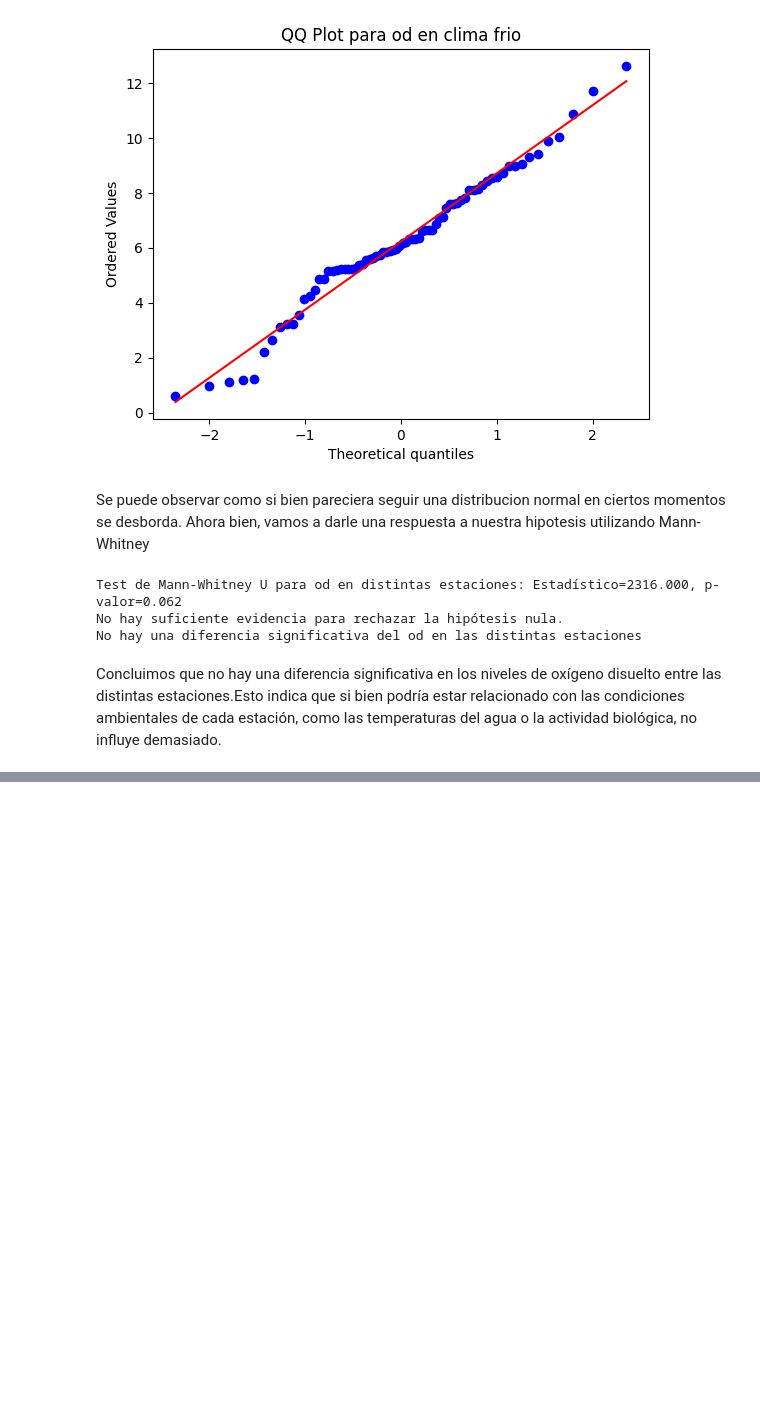
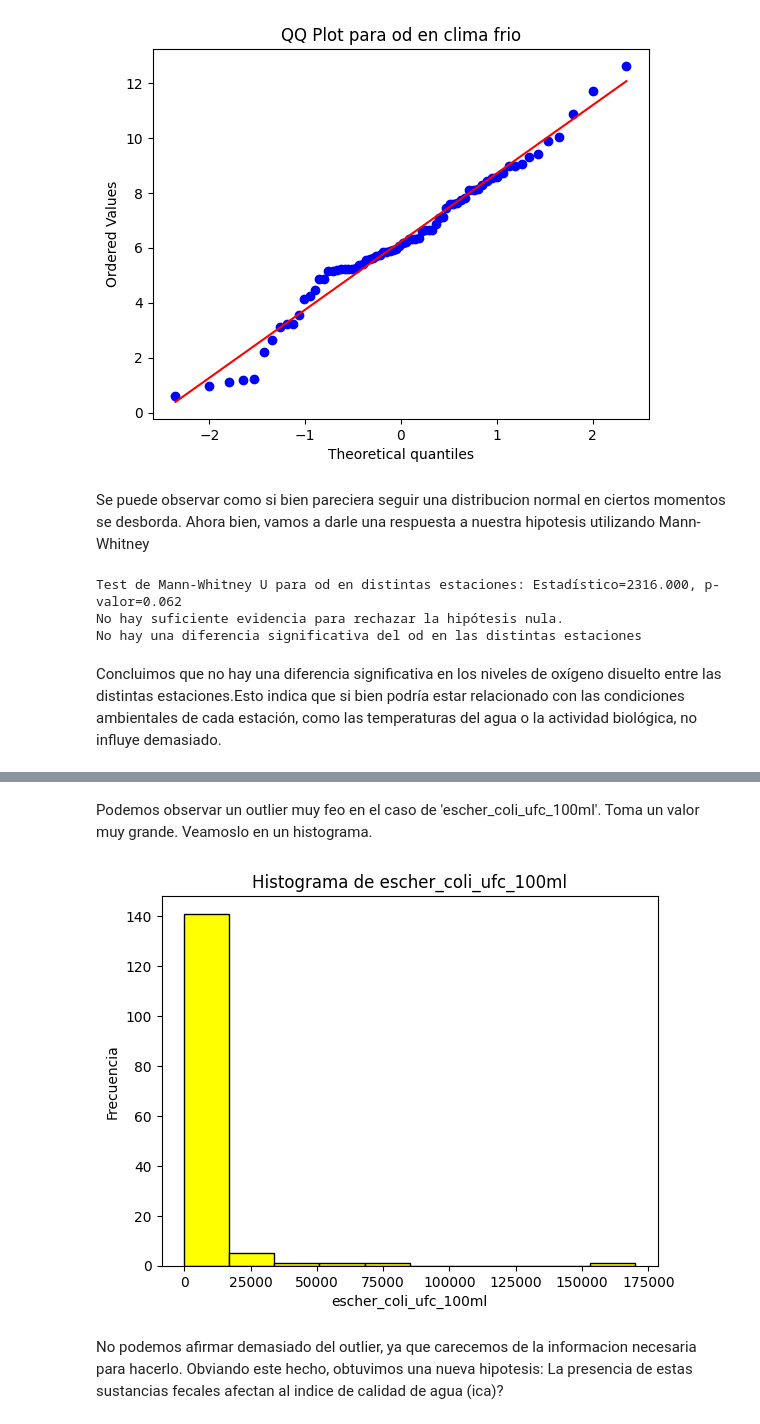
Before and after one commit to MaximoReynoso/TrabajoEspecial, a Jupyter notebook: TrabajoEspecial.ipynb, the cells around one changed output, grey strips where cells are left out. Drawn from its saved outputs; the diff is of its cells as text; code cells hidden in the pictures; blank space fills up the shorter version.

```diff
--- a/TrabajoEspecial.ipynb
+++ b/TrabajoEspecial.ipynb
@@ -951,0 +980,14 @@ Concluimos que no hay una diferencia significativa en los niveles de oxígeno di
+# %% [markdown]
+Podemos observar un outlier muy feo en el caso de 'escher_coli_ufc_100ml'. Toma un valor muy grande. Veamoslo en un histograma.
+# %%
+plt.hist(var_cont_fecal['escher_coli_ufc_100ml'], bins=10, color='yellow', edgecolor='black')
+
+
+plt.xlabel('escher_coli_ufc_100ml')
+plt.ylabel('Frecuencia')
+plt.title('Histograma de escher_coli_ufc_100ml')
+plt.show()
+# %% [output]
+[figure, added]
+# %% [markdown]
+No podemos afirmar demasiado del outlier, ya que carecemos de la informacion necesaria para hacerlo. Obviando este hecho, obtuvimos una nueva hipotesis: La presencia de estas sustancias fecales afectan al indice de calidad de agua (ica)?
```
Also changed, not shown: parts of 23 cells of this notebook.
